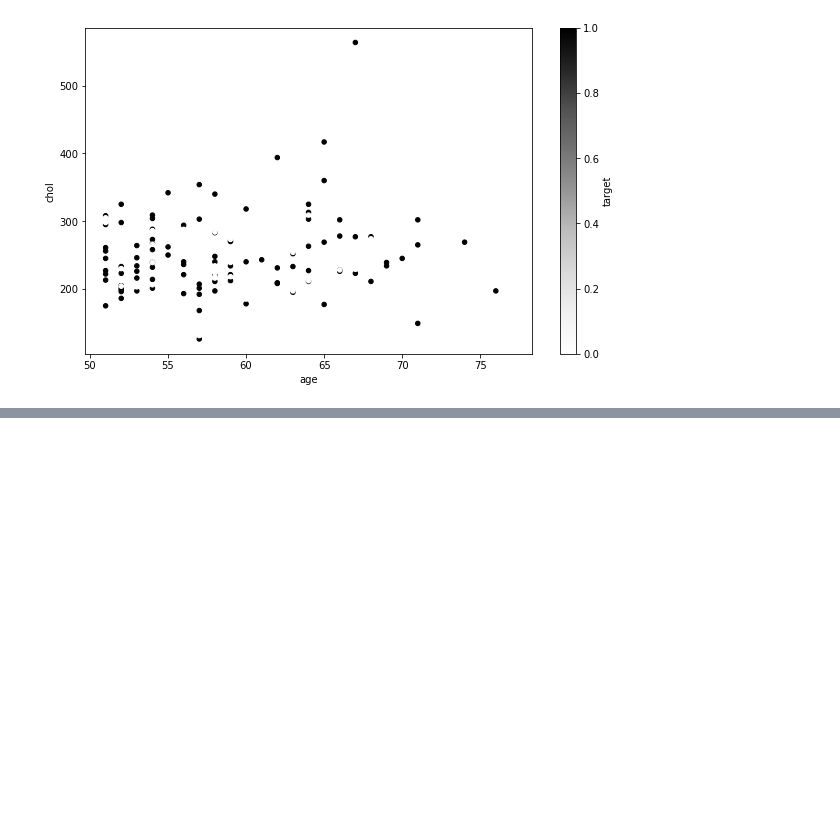
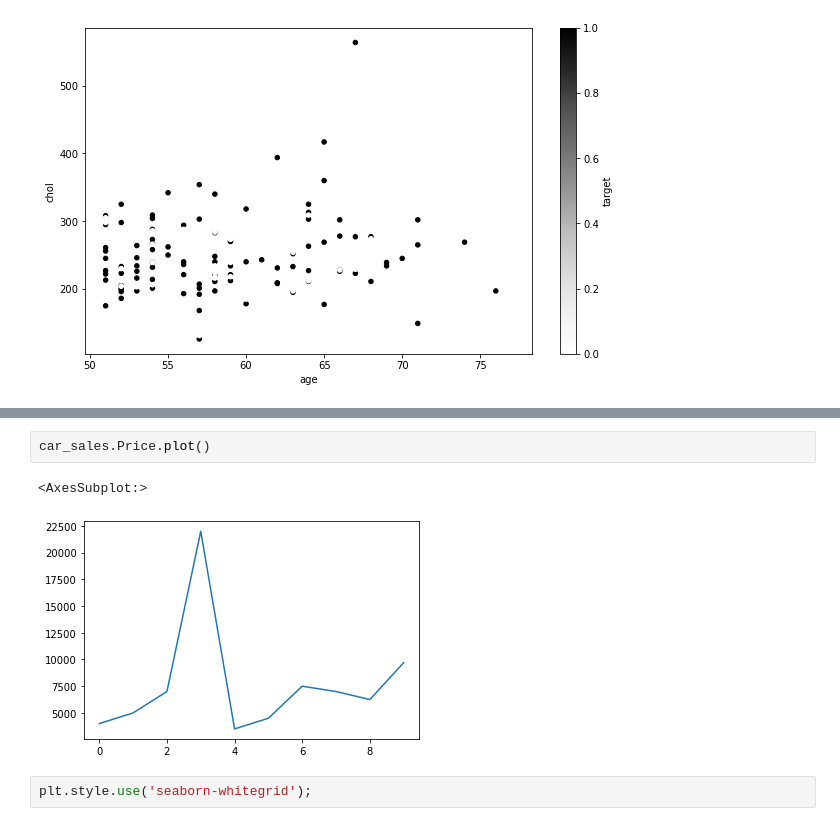
Before and after one commit to Joseph-Run/Learning, a Jupyter notebook: matplotlib/introduction to matplotlib.ipynb, the cells around one changed output, grey strips where cells are left out. Drawn from its saved outputs; the diff is of its cells as text; blank space fills up the shorter version.

```diff
--- a/matplotlib/introduction to matplotlib.ipynb
+++ b/matplotlib/introduction to matplotlib.ipynb
@@ -510,0 +603,7 @@ ax.legend(*scatter.legend_elements(), title= "Target")
+# %%
+car_sales.Price.plot()
+# %% [output]
+<AxesSubplot:>
+[figure, added]
+# %%
+plt.style.use('seaborn-whitegrid');
```
Also changed, not shown: parts of 22 cells of this notebook, 1 other file.
